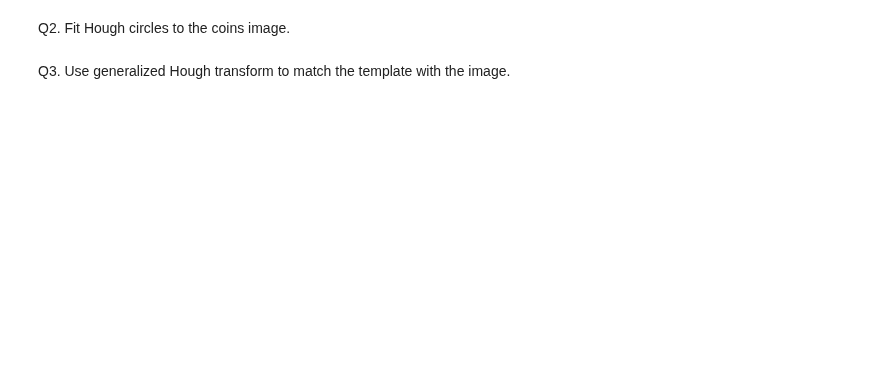
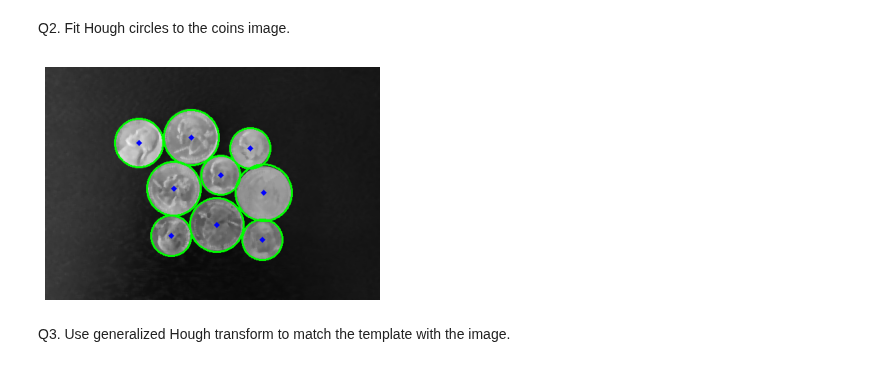
Before and after one commit to sanjith1999/EN2550-Assignments, a Jupyter notebook: Exercises/e6.ipynb, the cells around one changed output. Drawn from its saved outputs; the diff is of its cells as text; code cells hidden in the pictures; blank space fills up the shorter version.

```diff
--- a/Exercises/e6.ipynb
+++ b/Exercises/e6.ipynb
@@ -9,4 +39,25 @@ Q1. Fit Houghlines to the Soduko image.
 # %% [markdown]
 Q2. Fit Hough circles to the coins image.
+# %%
+f2 = cv.imread(r'images/coins.jpg', cv.IMREAD_COLOR)
+assert f2 is not None
+
+f2_gray = cv.cvtColor(f2, cv.COLOR_BGR2GRAY)
+f2_gray = cv.medianBlur(f2_gray,5)
+cimg = cv.cvtColor(f2_gray,cv.COLOR_GRAY2BGR)
+circles = cv.HoughCircles(f2_gray,cv.HOUGH_GRADIENT,1,50, param1=150,param2=20, minRadius=20,maxRadius=50)
+circles = np.uint16(np.around(circles))
+for i in circles[0,:]:
+    # draw the outer circle
+    cv.circle(cimg,(i[0],i[1]),i[2],(0,255,0),2)
+    # draw the center of the circle
+    cv.circle(cimg,(i[0],i[1]),2,(0,0,255),3)
+
+fig, ax =plt.subplots(figsize=(6,6))
+ax.imshow(cimg,cmap='gray',vmin=0,vmax=255)
+plt.axis("off")
+plt.show()
+# %% [output]
+[figure, added]
 # %% [markdown]
 Q3. Use generalized Hough transform to match the template with the image.
```
Also changed, not shown: parts of 5 cells of this notebook, 18 other files.
